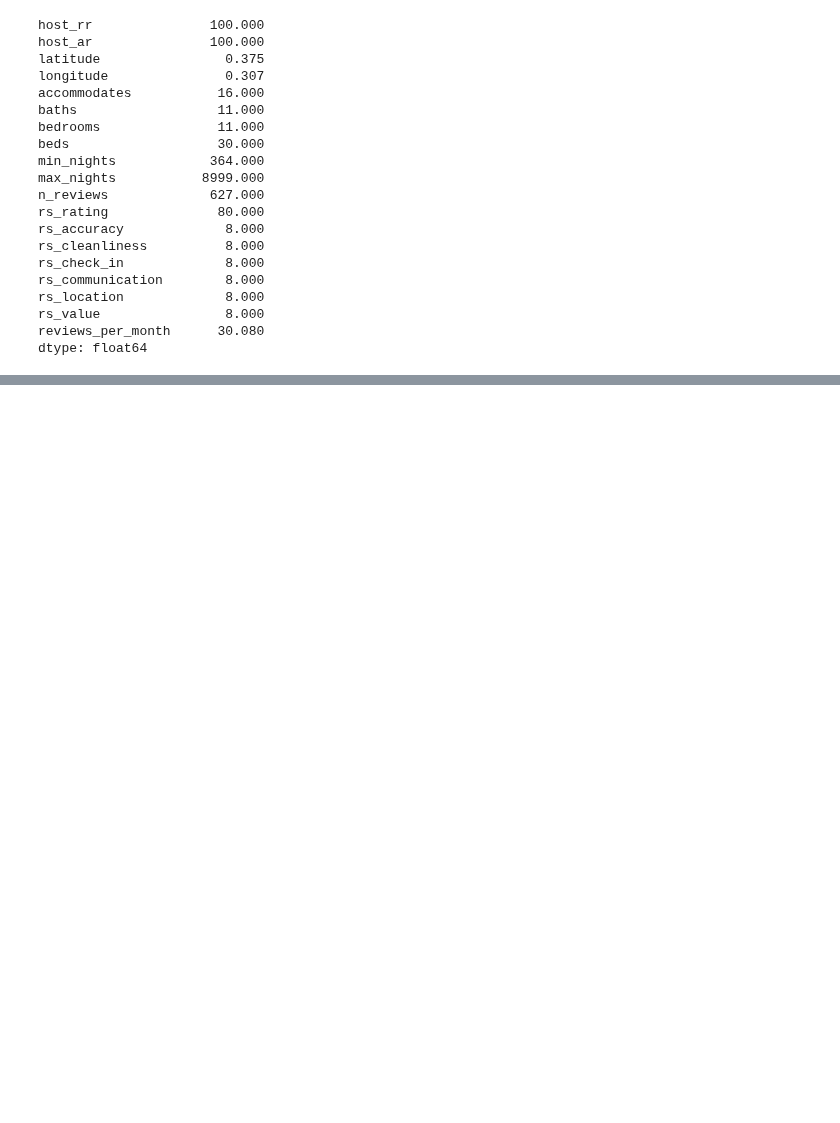
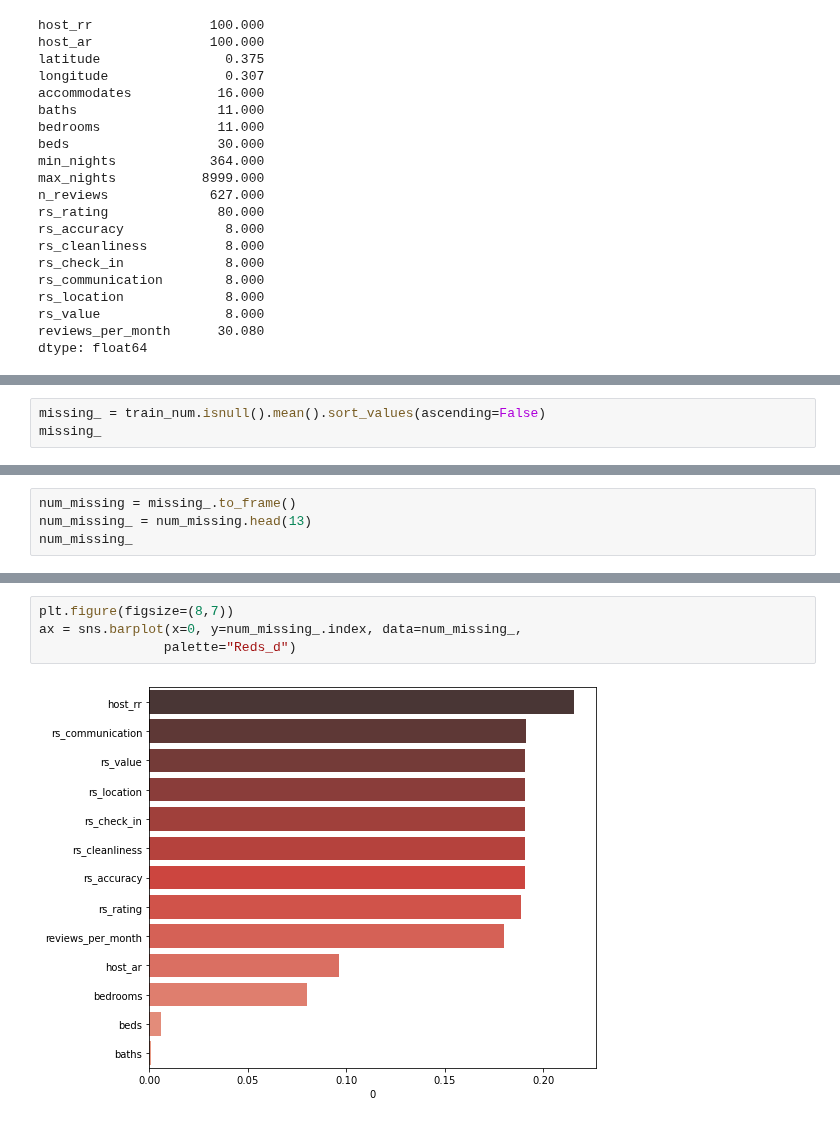
Before and after one commit to harera3/ML_Portfolio, a Jupyter notebook: 07_AirBnB_Exploratory_Data_Analysis.ipynb, the cells around one changed output, grey strips where cells are left out. Saved outputs shown, nothing was run; the diff lists cells and outputs as text; blank space fills up the shorter version.

```diff
--- a/07_AirBnB_Exploratory_Data_Analysis.ipynb
+++ b/07_AirBnB_Exploratory_Data_Analysis.ipynb
@@ -144,0 +146,3 @@ After taking care of missing values, we will have to check for outliers especial
+# %%
+missing_ = train_num.isnull().mean().sort_values(ascending=False)
+missing_
@@ -144,0 +170,4 @@ After taking care of missing values, we will have to check for outliers especial
+# %%
+num_missing = missing_.to_frame()
+num_missing_ = num_missing.head(13)
+num_missing_
@@ -144,0 +189,6 @@ After taking care of missing values, we will have to check for outliers especial
+# %%
+plt.figure(figsize=(8,7))
+ax = sns.barplot(x=0, y=num_missing_.index, data=num_missing_,
+                palette="Reds_d")
+# %% [output]
+[figure, added]
```
Also changed, not shown: parts of 3 cells of this notebook.
